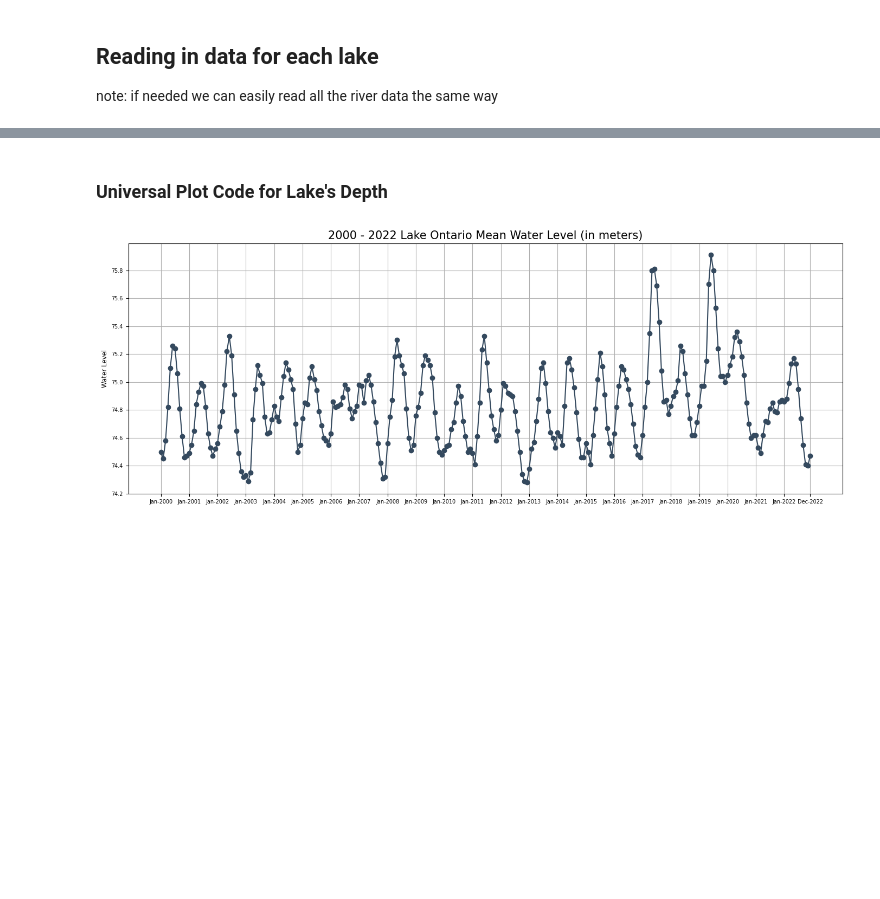
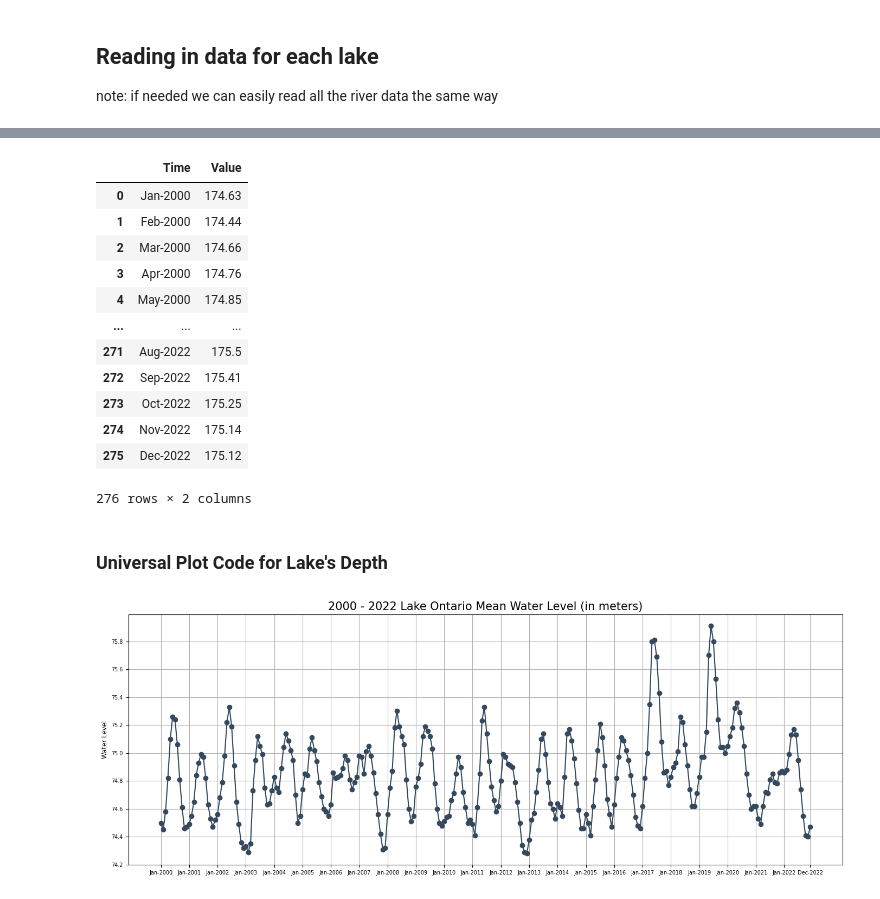
Before and after one commit to healeyq3/MCM2024, a Jupyter notebook: Data-Processing/lake_data_v1.ipynb, the cells around one changed output, grey strips where cells are left out. Cells and saved outputs as stored; diff of their text form; code cells hidden in the pictures; blank space fills up the shorter version.

```diff
--- a/Data-Processing/lake_data_v1.ipynb
+++ b/Data-Processing/lake_data_v1.ipynb
@@ -75,3 +93,41 @@ michiganHuronDepth = mh_melted[['Time', 'Value']].reset_index(drop=True)
+# %%
+### LAKE St. Clair ###
+
+# Exctracting water level for Lakes Michigan and Huron
+clairDepth = greatLakesData['Lake St. Clair'].iloc[5:, :]
+clairDepth.columns = clairDepth.iloc[0].tolist()
+clairDepth = clairDepth.iloc[1:, :]
+
+# Adjsuting the way data frame is presented
+## we want two columns: Time and Value
+
+## melt the data frame and make 'Month' a categorical variable
+mh_melted = pd.melt(clairDepth, id_vars=['Year'], var_name='Month', value_name='Value')
+monthOrder = ['Jan', 'Feb', 'Mar', 'Apr', 'May', 'Jun', 'Jul', 'Aug', 'Sep', 'Oct', 'Nov', 'Dec']
+mh_melted['Month'] = pd.Categorical(mh_melted['Month'], categories=monthOrder, ordered=True)
+
+## now sort the DataFrame by 'Year' and 'Month'
+mh_melted = mh_melted.sort_values(by=['Year', 'Month'])
+
+## combine Month and Year into one column
+mh_melted['Time'] = mh_melted['Month'].astype(str) + '-' + mh_melted['Year'].astype(str)
+
+clairDepth = mh_melted[['Time', 'Value']].reset_index(drop=True)
+clairDepth
+# %% [output]
+|  | Time | Value |
+| 0 | Jan-2000 | 174.63 |
+| 1 | Feb-2000 | 174.44 |
+| 2 | Mar-2000 | 174.66 |
+| 3 | Apr-2000 | 174.76 |
+| 4 | May-2000 | 174.85 |
+| ... | ... | ... |
+| 271 | Aug-2022 | 175.5 |
+| 272 | Sep-2022 | 175.41 |
+| 273 | Oct-2022 | 175.25 |
+| 274 | Nov-2022 | 175.14 |
+| 275 | Dec-2022 | 175.12 |
+276 rows × 2 columns
 # %%
 ### LAKE ERIE ###
 
```
Also changed, not shown: parts of 11 cells of this notebook, 3 other files.
